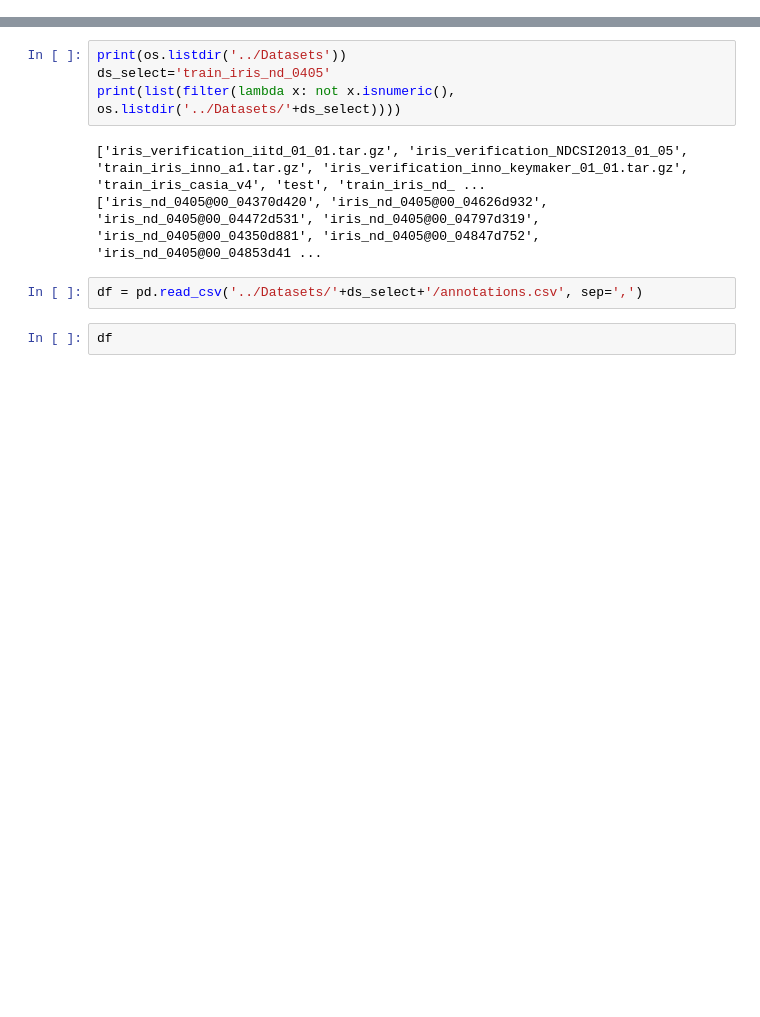
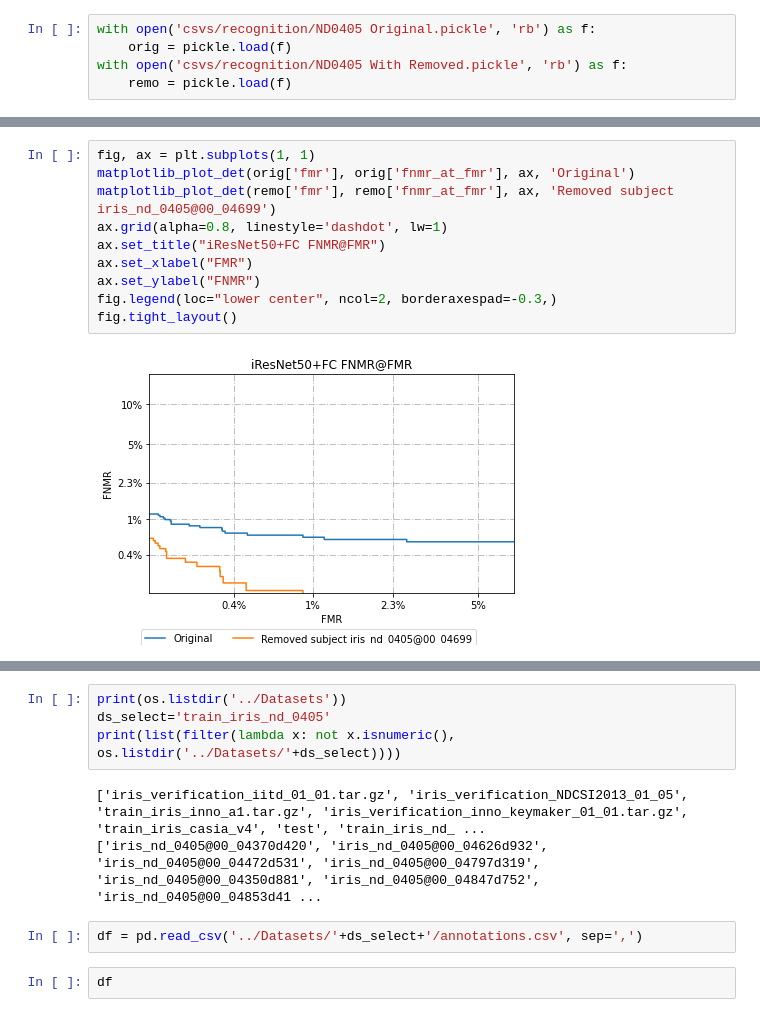
Before and after one commit to marekkles/DP, a Jupyter notebook: dataset_analysis.ipynb, the cells around one changed output, grey strips where cells are left out. Cells and saved outputs as stored; diff of their text form; blank space fills up the shorter version.

```diff
--- a/dataset_analysis.ipynb
+++ b/dataset_analysis.ipynb
@@ -3,0 +8,5 @@ import os
+# %%
+with open('csvs/recognition/ND0405 Original.pickle', 'rb') as f:
+    orig = pickle.load(f)
+with open('csvs/recognition/ND0405 With Removed.pickle', 'rb') as f:
+    remo = pickle.load(f)
@@ -3,0 +22,12 @@ import os
+# %%
+fig, ax = plt.subplots(1, 1)
+matplotlib_plot_det(orig['fmr'], orig['fnmr_at_fmr'], ax, 'Original')
+matplotlib_plot_det(remo['fmr'], remo['fnmr_at_fmr'], ax, 'Removed subject iris_nd_0405@00_04699')
+ax.grid(alpha=0.8, linestyle='dashdot', lw=1)
+ax.set_title("iResNet50+FC FNMR@FMR")
+ax.set_xlabel("FMR")
+ax.set_ylabel("FNMR")
+fig.legend(loc="lower center", ncol=2, borderaxespad=-0.3,)
+fig.tight_layout()
+# %% [output]
+[figure, added]
```
Also changed, not shown: parts of 5 cells of this notebook, 11 other files.
